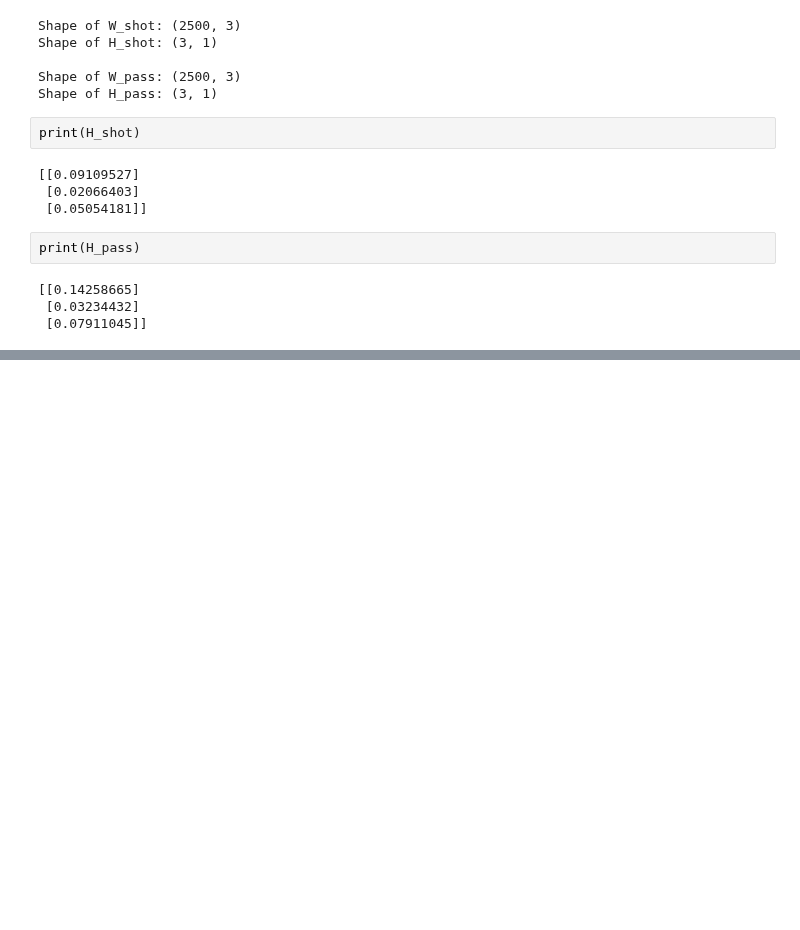
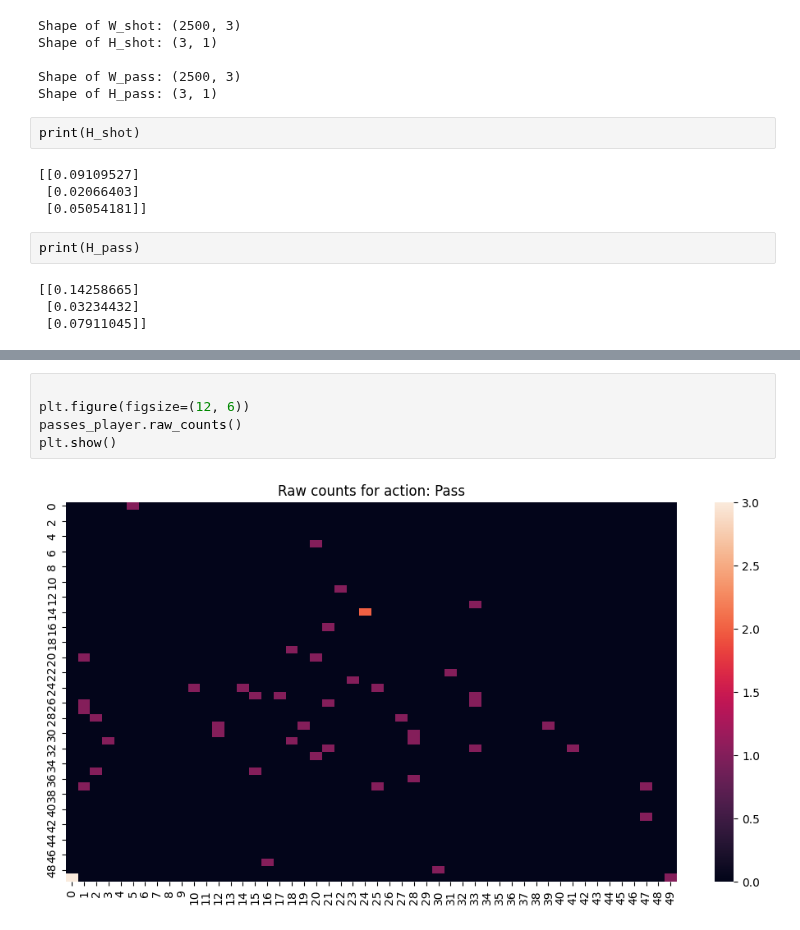
Before and after one commit to raphaelsenn/playervectors, a Jupyter notebook: demo.ipynb, the cells around one changed output, grey strips where cells are left out. Drawn from its saved outputs; the diff is of its cells as text; blank space fills up the shorter version.

```diff
--- a/demo.ipynb
+++ b/demo.ipynb
@@ -184,0 +198,7 @@ print(H_pass)
+# %%
+
+plt.figure(figsize=(12, 6))
+passes_player.raw_counts()
+plt.show()
+# %% [output]
+[figure, added]
```
Also changed, not shown: parts of 2 cells of this notebook, 5 other files.
